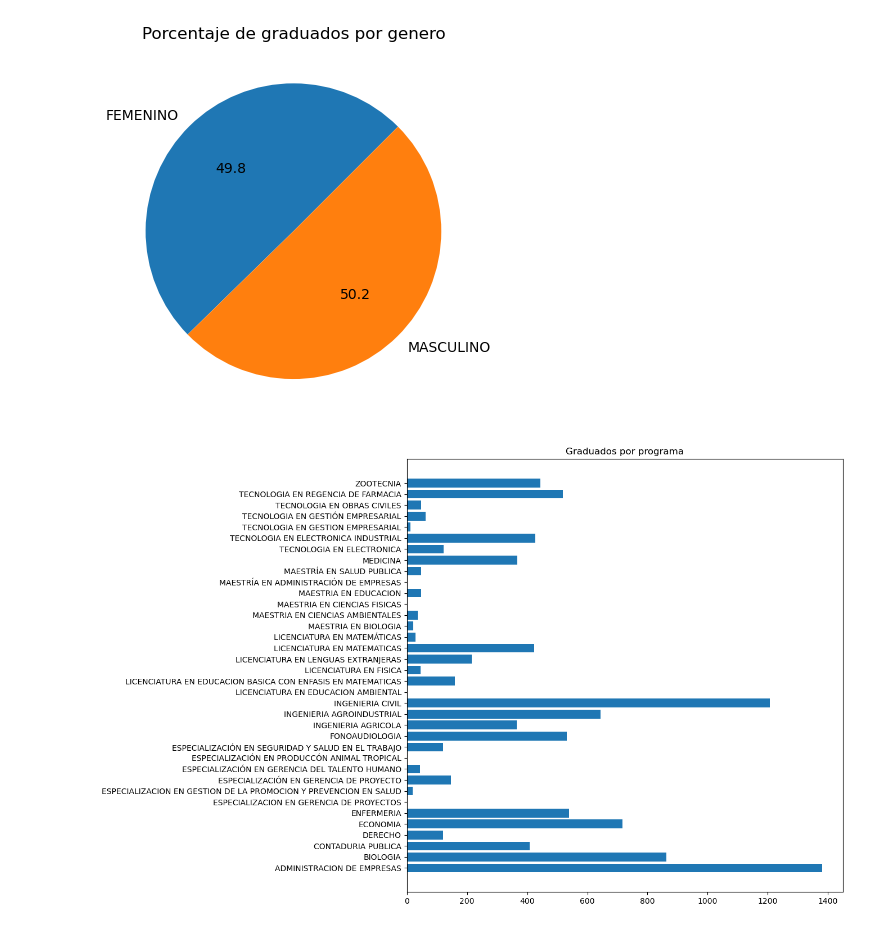
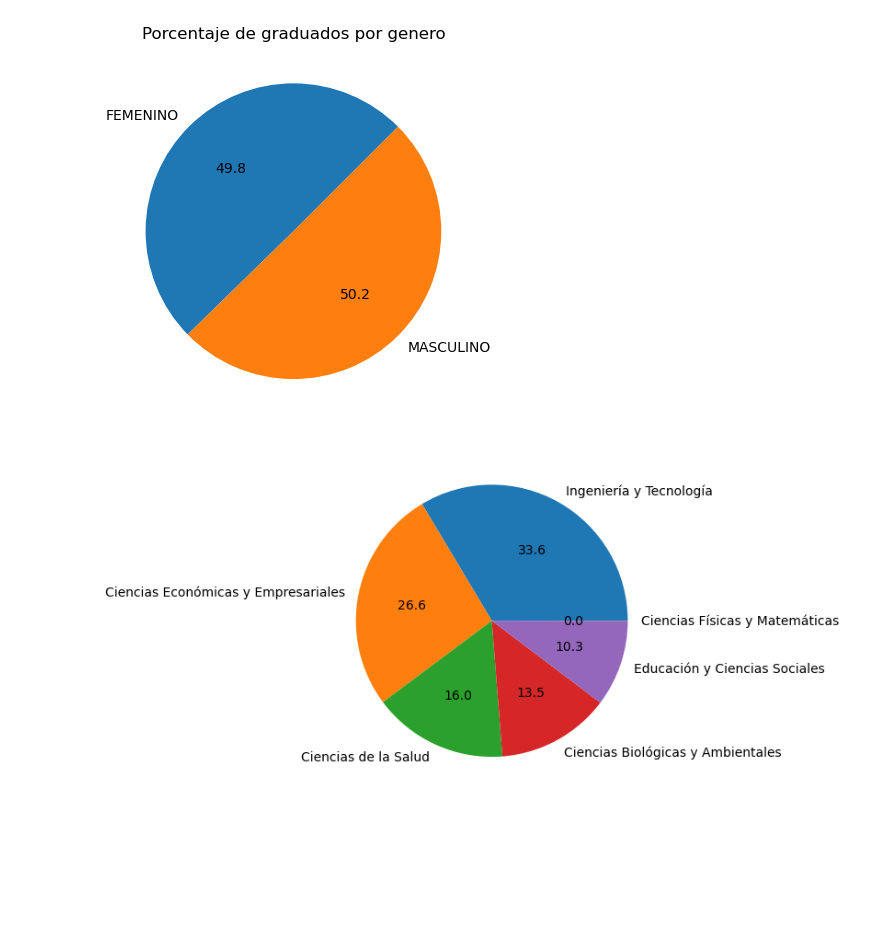
Before and after one commit to Myke003/egresados-unisucre-analysis, a Jupyter notebook: notebooks/egresados_unisucre_2011-2022.ipynb, the cells around one changed output. Drawn from its saved outputs; the diff is of its cells as text; code cells hidden in the pictures; blank space fills up the shorter version.

```diff
--- a/notebooks/egresados_unisucre_2011-2022.ipynb
+++ b/notebooks/egresados_unisucre_2011-2022.ipynb
@@ -66,3 +63,6 @@ array([2011, 2012, 2013, 2014, 2015, 2016, 2017, 2018, 2019, 2020, 2022])
+# %%
+# Agregar la nueva columna al DataFrame
+df['CATEGORIA'] = df['PROGRAMA ACADEMICO'].map(categorias)
 # %% [markdown]
 Analisis y visualización
 # %%
@@ -113,7 +108,12 @@ y = graduates_per_program['NÚMERO DE GRADUADOS']
-# %%
-plt.figure(figsize=(10,10))
-plt.barh(x,y)
-plt.title('Graduados por programa')
-plt.show()
-# %% [output]
-[figure, removed]
+# %%
+graduates_per_category = df['CATEGORIA'].value_counts().reset_index(name='EGRESADOS')
+# %%
+label = graduates_per_category['CATEGORIA']
+values = graduates_per_category['EGRESADOS']
+
+fig, ax = plt.subplots()
+
+ax.pie(values, autopct='%1.1f', labels=label)
+plt.show()
+# %% [output]
+[figure, added]
```
Also changed, not shown: parts of 5 cells of this notebook, 2 other files.
